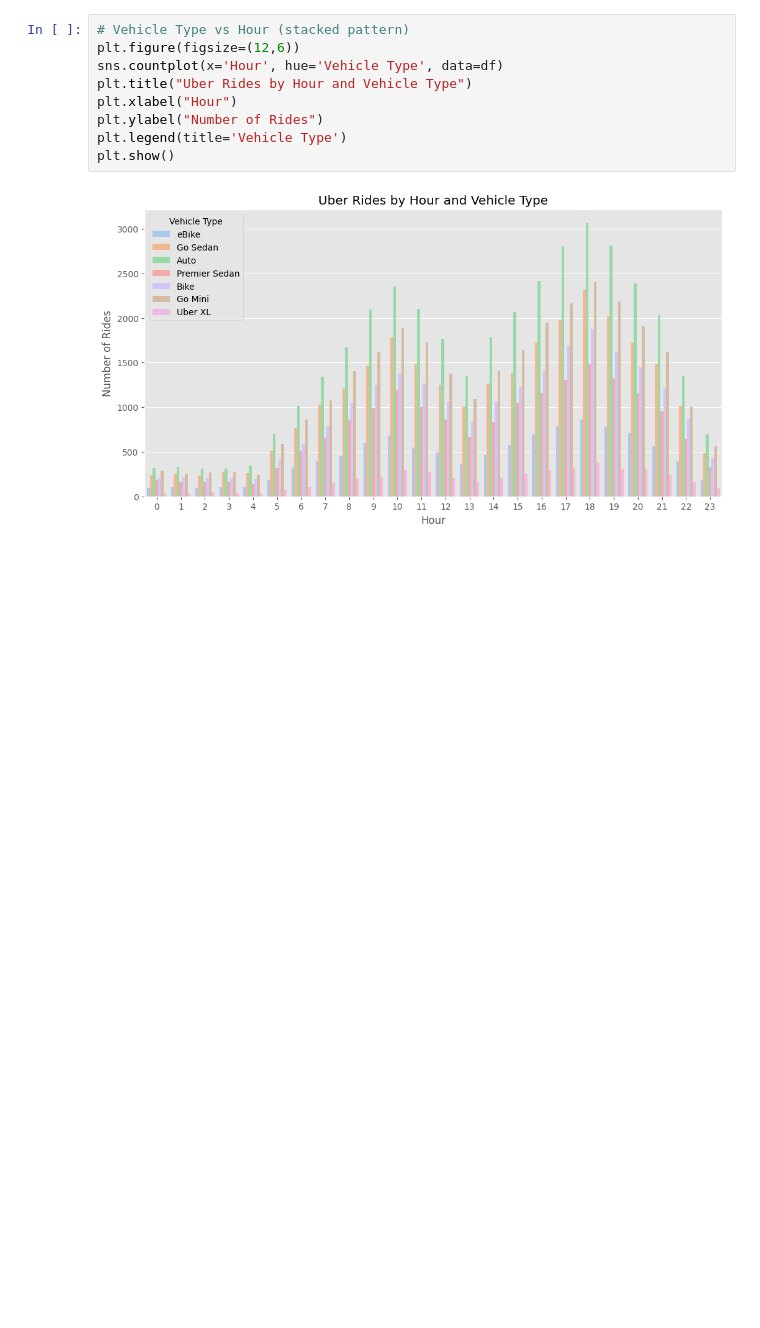
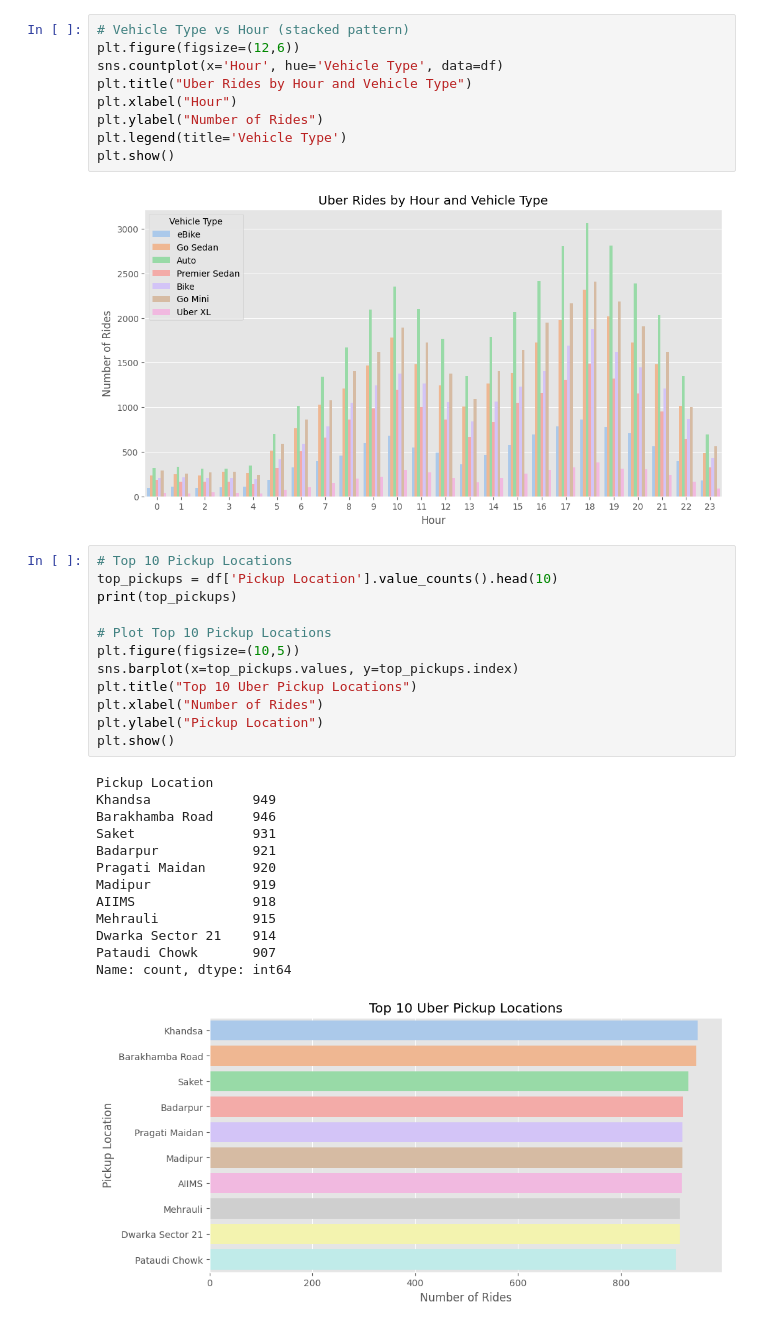
Before and after one commit to EZZY619/kaggle-notebooks-portfolio, a Jupyter notebook: uberdataset.ipynb, the cells around one changed output. Drawn from its saved outputs; the diff is of its cells as text; blank space fills up the shorter version.

Commit message:
Kaggle Notebook | uberDataset | Version 4

```diff
--- a/uberdataset.ipynb
+++ b/uberdataset.ipynb
@@ -289,3 +289,29 @@ plt.legend(title='Vehicle Type')
 plt.show()
 # %% [output]
 [figure]
+# %%
+# Top 10 Pickup Locations
+top_pickups = df['Pickup Location'].value_counts().head(10)
+print(top_pickups)
+
+# Plot Top 10 Pickup Locations
+plt.figure(figsize=(10,5))
+sns.barplot(x=top_pickups.values, y=top_pickups.index)
+plt.title("Top 10 Uber Pickup Locations")
+plt.xlabel("Number of Rides")
+plt.ylabel("Pickup Location")
+plt.show()
+# %% [output]
+Pickup Location
+Khandsa             949
+Barakhamba Road     946
+Saket               931
+Badarpur            921
+Pragati Maidan      920
+Madipur             919
+AIIMS               918
+Mehrauli            915
+Dwarka Sector 21    914
+Pataudi Chowk       907
+Name: count, dtype: int64
+[figure, added]
```
Also changed, not shown: parts of 1 cell of this notebook.
